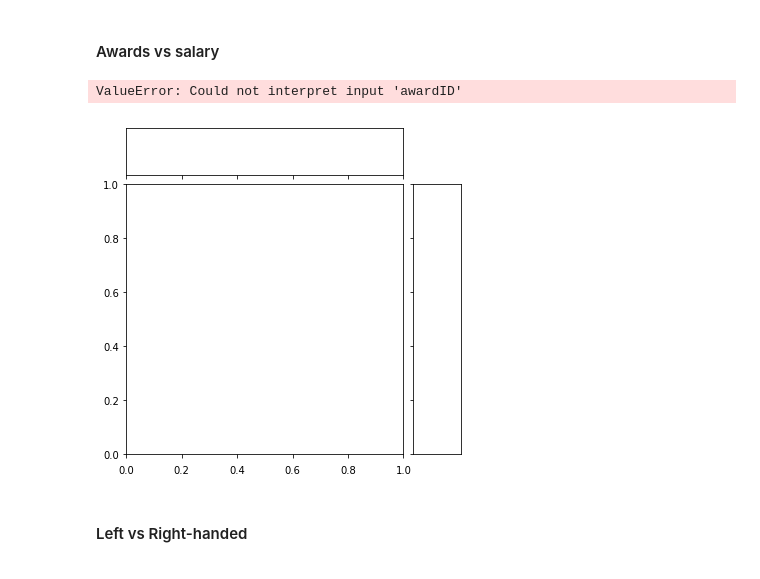
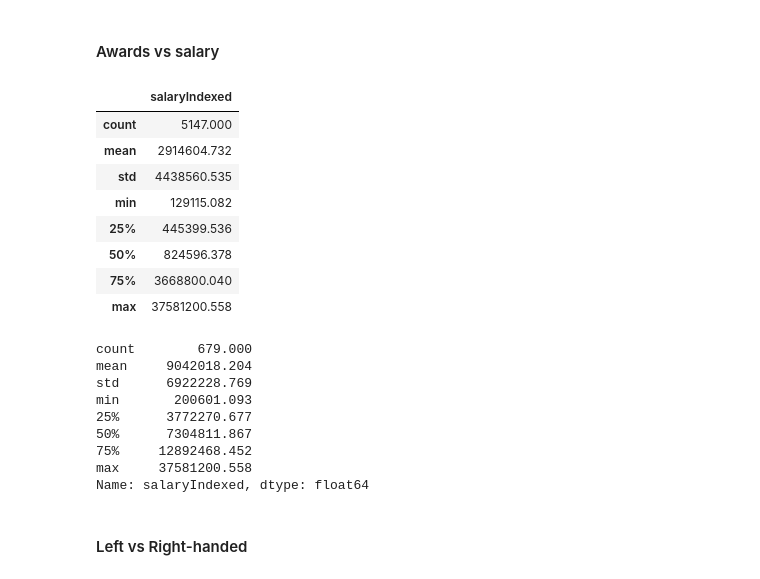
Before and after one commit to rshest/data-analyst-projects, a Jupyter notebook: p2.investigate-a-dataset/p2.investigate-a-dataset.ipynb, the cells around one changed output. Cells and saved outputs as stored; diff of their text form; code cells hidden in the pictures.

```diff
--- a/p2.investigate-a-dataset/p2.investigate-a-dataset.ipynb
+++ b/p2.investigate-a-dataset/p2.investigate-a-dataset.ipynb
@@ -568,13 +568,33 @@ max_salary = SALARIES[['playerID', 'salaryIndexed']]\
 MASTER = MASTER.merge(max_salary, on='playerID', how='left')
 # %% [markdown]
 #### Awards vs salary
+# %%
+awards = tables['AwardsPlayers'][['playerID', 'awardID']].groupby(by='playerID')\
+    .size().to_frame().reset_index().rename(columns={0: 'awardsWon'})
 # %%
-MASTER = MASTER.merge(tables['AwardsPlayers'][['playerID', 'awardID']], on='playerID', how='left')
+MASTER = MASTER.merge(awards, on='playerID', how='left')
-# %%
-corr_plot(MASTER, 'awardID', 'salaryIndexed')
-# %% [output]
-ValueError: Could not interpret input 'awardID'
-[figure, removed]
+# %%
+disp.display(MASTER[['salaryIndexed']].describe())
+disp.display(MASTER[['awardsWon', 'salaryIndexed']]['salaryIndexed'].describe())
+# %% [output]
+|  | salaryIndexed |
+| count | 5147.000 |
+| mean | 2914604.732 |
+| std | 4438560.535 |
+| min | 129115.082 |
+| 25% | 445399.536 |
+| 50% | 824596.378 |
+| 75% | 3668800.040 |
+| max | 37581200.558 |
+count        679.000
+mean     9042018.204
+std      6922228.769
+min       200601.093
+25%      3772270.677
+50%      7304811.867
+75%     12892468.452
+max     37581200.558
+Name: salaryIndexed, dtype: float64
 # %% [markdown]
 #### Left vs Right-handed
 # %% [markdown]
```
Also changed, not shown: parts of 3 cells of this notebook.
